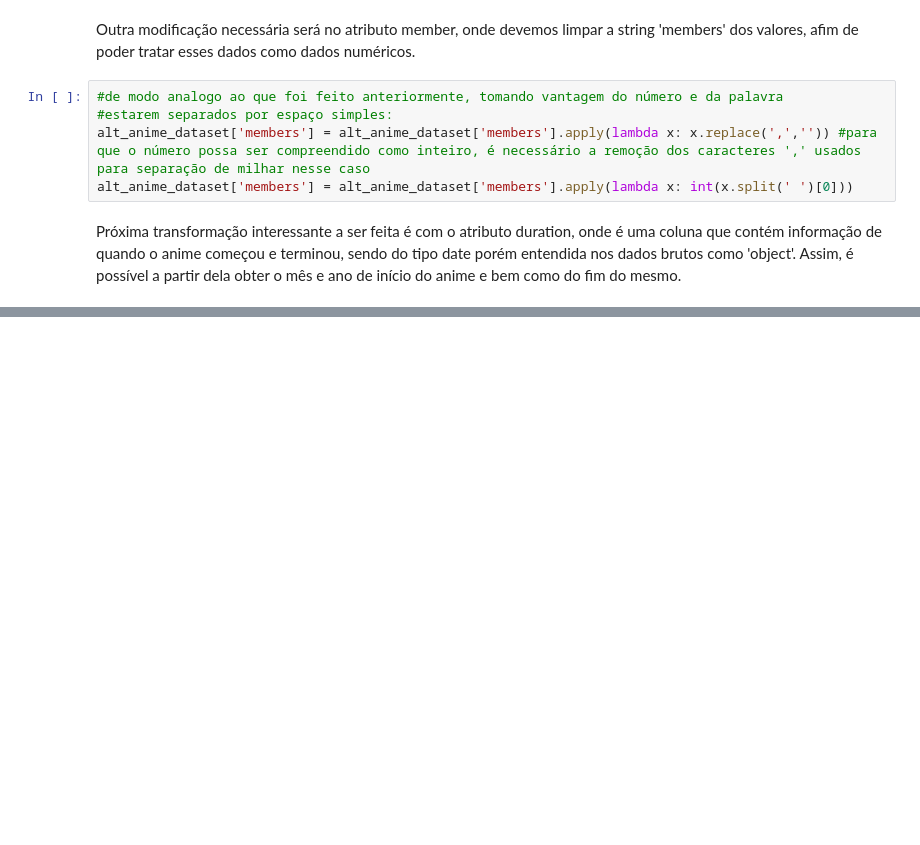
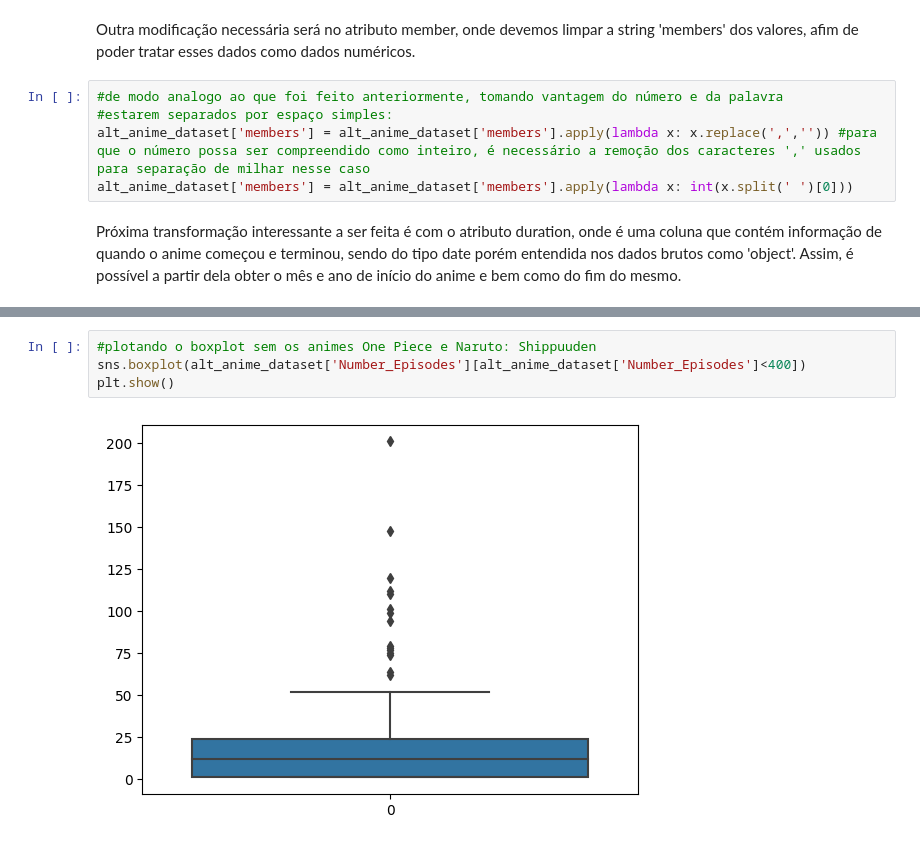
Before and after one commit to Vinicius-S-Grilo/Portfolio, a Jupyter notebook: MVP_Sprint_I.ipynb, the cells around one changed output, grey strips where cells are left out. Drawn from its saved outputs; the diff is of its cells as text; blank space fills up the shorter version.

```diff
--- a/MVP_Sprint_I.ipynb
+++ b/MVP_Sprint_I.ipynb
@@ -411,0 +520,6 @@ anime_dataset['Anime_name']=anime_dataset['Anime_name'].astype('string')
+# %%
+#plotando o boxplot sem os animes One Piece e Naruto: Shippuuden
+sns.boxplot(alt_anime_dataset['Number_Episodes'][alt_anime_dataset['Number_Episodes']<400])
+plt.show()
+# %% [output]
+[figure, added]
```
Also changed, not shown: parts of 33 cells of this notebook.
